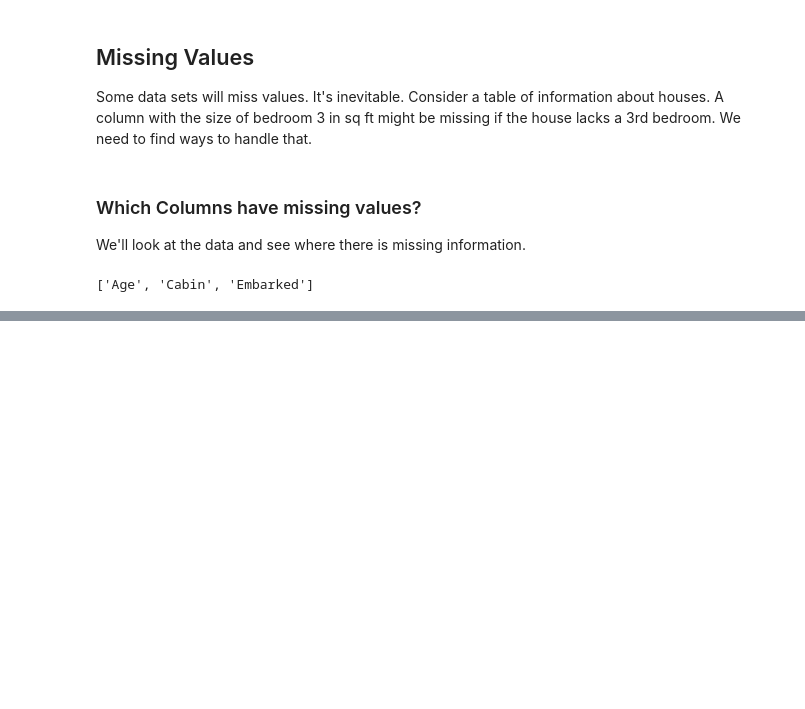
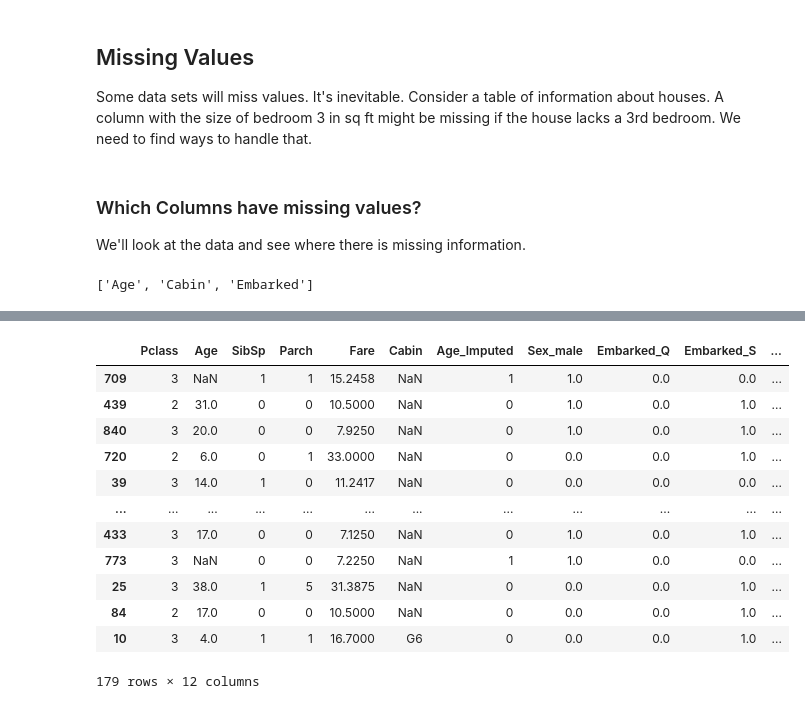
Before and after one commit to idontwantyourspamthanks/youtube-data-cleaning-exercise, a Jupyter notebook: Data_Cleaning.ipynb, the cells around one changed output, grey strips where cells are left out. Drawn from its saved outputs; the diff is of its cells as text; code cells hidden in the pictures; blank space fills up the shorter version.

```diff
--- a/Data_Cleaning.ipynb
+++ b/Data_Cleaning.ipynb
@@ -78,0 +227,18 @@ So we have about 75% missing data in the Cabin column, and a little under 20% mi
+# %%
+oh_train_df['FamilySize'] = oh_train_df['SibSp'] + oh_train_df['Parch'] + 1
+oh_valid_df['FamilySize'] = oh_valid_df['SibSp'] + oh_valid_df['Parch'] + 1
+oh_valid_df
+# %% [output]
+|  | Pclass | Age | SibSp | Parch | Fare | Cabin | Age_Imputed | Sex_male | Embarked_Q | Embarked_S | ... |
+| 709 | 3 | NaN | 1 | 1 | 15.2458 | NaN | 1 | 1.0 | 0.0 | 0.0 | ... |
+| 439 | 2 | 31.0 | 0 | 0 | 10.5000 | NaN | 0 | 1.0 | 0.0 | 1.0 | ... |
+| 840 | 3 | 20.0 | 0 | 0 | 7.9250 | NaN | 0 | 1.0 | 0.0 | 1.0 | ... |
+| 720 | 2 | 6.0 | 0 | 1 | 33.0000 | NaN | 0 | 0.0 | 0.0 | 1.0 | ... |
+| 39 | 3 | 14.0 | 1 | 0 | 11.2417 | NaN | 0 | 0.0 | 0.0 | 0.0 | ... |
+| ... | ... | ... | ... | ... | ... | ... | ... | ... | ... | ... | ... |
+| 433 | 3 | 17.0 | 0 | 0 | 7.1250 | NaN | 0 | 1.0 | 0.0 | 1.0 | ... |
+| 773 | 3 | NaN | 0 | 0 | 7.2250 | NaN | 1 | 1.0 | 0.0 | 0.0 | ... |
+| 25 | 3 | 38.0 | 1 | 5 | 31.3875 | NaN | 0 | 0.0 | 0.0 | 1.0 | ... |
+| 84 | 2 | 17.0 | 0 | 0 | 10.5000 | NaN | 0 | 0.0 | 0.0 | 1.0 | ... |
+| 10 | 3 | 4.0 | 1 | 1 | 16.7000 | G6 | 0 | 0.0 | 0.0 | 1.0 | ... |
+179 rows × 12 columns
```
Also changed, not shown: parts of 36 cells of this notebook.
